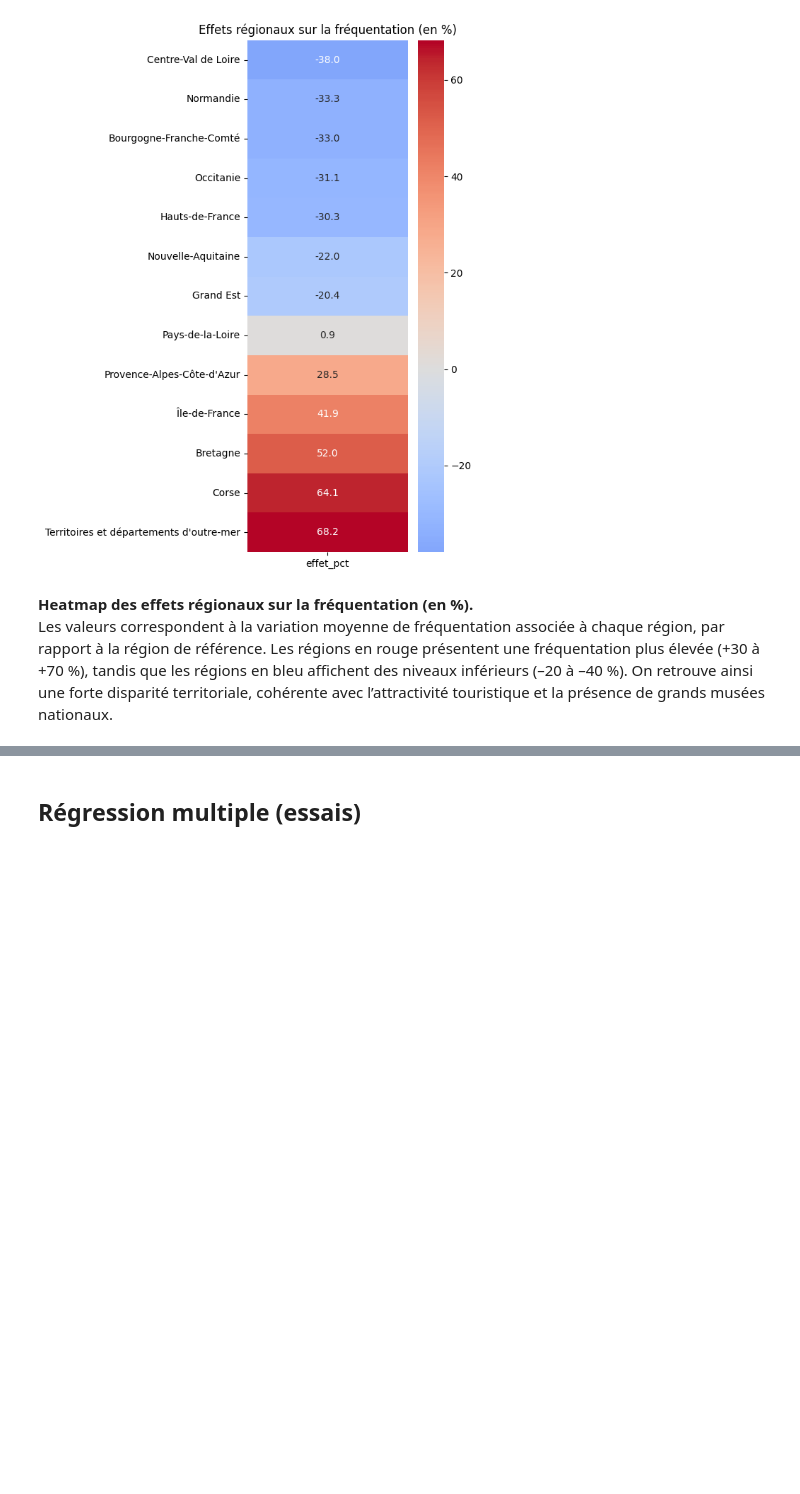
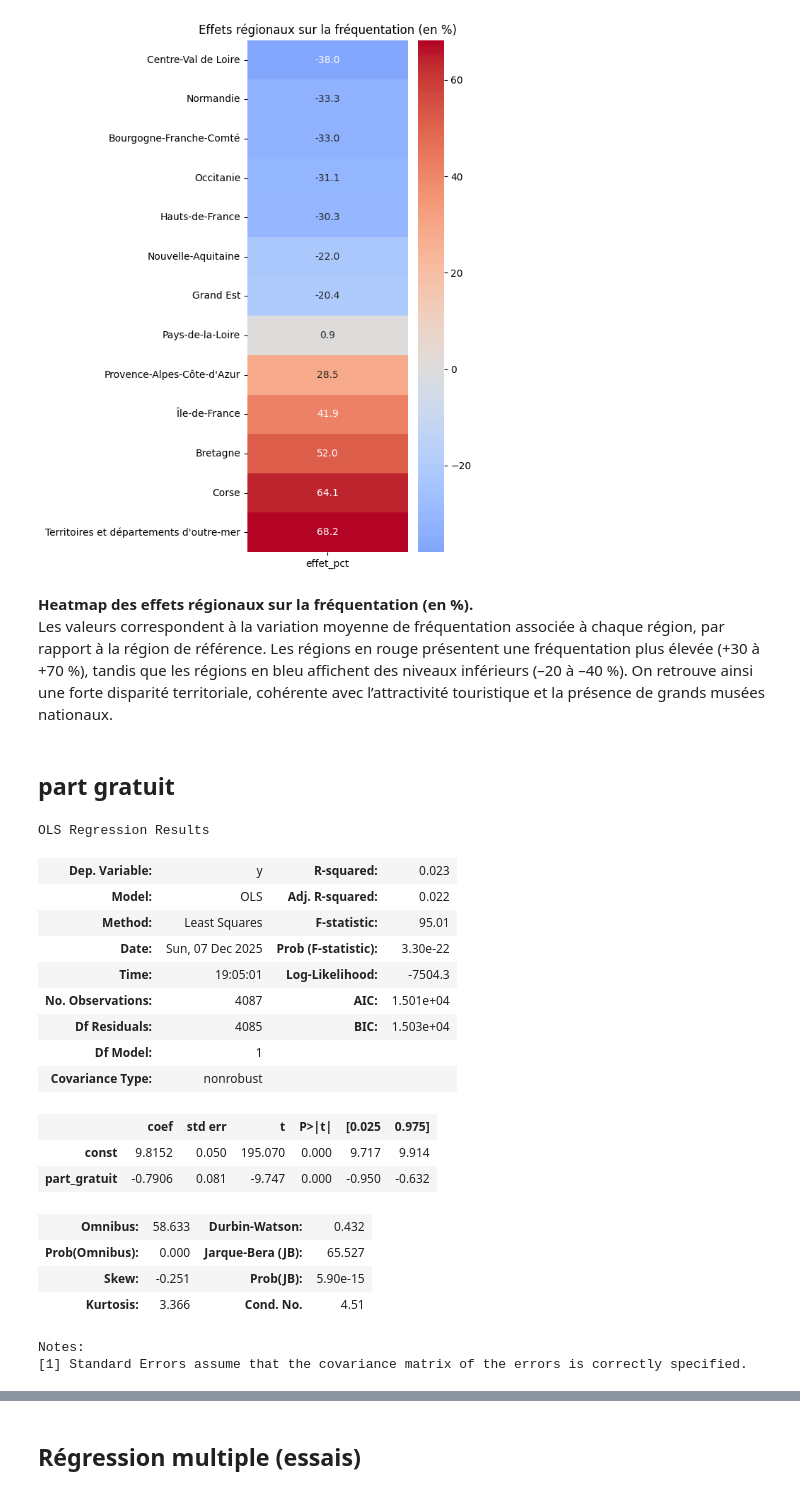
Before and after one commit to emmabezombes/prediction-musee, a Jupyter notebook: notebook/notebook_musees.ipynb, the cells around one changed output, grey strips where cells are left out. Saved outputs shown, nothing was run; the diff lists cells and outputs as text; code cells hidden in the pictures; blank space fills up the shorter version.

```diff
--- a/notebook/notebook_musees.ipynb
+++ b/notebook/notebook_musees.ipynb
@@ -708,3 +708,29 @@ par rapport à la région de référence. Les régions en rouge présentent une
 (+30 à +70 %), tandis que les régions en bleu affichent des niveaux inférieurs (–20 à –40 %).
 On retrouve ainsi une forte disparité territoriale, cohérente avec l’attractivité touristique et
 la présence de grands musées nationaux.
+# %% [markdown]
+## part gratuit
+# %%
+X = sm.add_constant(df_reg["part_gratuit"])
+model_pg = sm.OLS(df_reg["y"], X).fit()
+model_pg.summary()
+# %% [output]
+OLS Regression Results
+| Dep. Variable: | y | R-squared: | 0.023 |
+| Model: | OLS | Adj. R-squared: | 0.022 |
+| Method: | Least Squares | F-statistic: | 95.01 |
+| Date: | Sun, 07 Dec 2025 | Prob (F-statistic): | 3.30e-22 |
+| Time: | 19:05:01 | Log-Likelihood: | -7504.3 |
+| No. Observations: | 4087 | AIC: | 1.501e+04 |
+| Df Residuals: | 4085 | BIC: | 1.503e+04 |
+| Df Model: | 1 |  |  |
+| Covariance Type: | nonrobust |  |  |
+|  | coef | std err | t | P>|t| | [0.025 | 0.975] |
+| const | 9.8152 | 0.050 | 195.070 | 0.000 | 9.717 | 9.914 |
+| part_gratuit | -0.7906 | 0.081 | -9.747 | 0.000 | -0.950 | -0.632 |
+| Omnibus: | 58.633 | Durbin-Watson: | 0.432 |
+| Prob(Omnibus): | 0.000 | Jarque-Bera (JB): | 65.527 |
+| Skew: | -0.251 | Prob(JB): | 5.90e-15 |
+| Kurtosis: | 3.366 | Cond. No. | 4.51 |
+Notes:
+[1] Standard Errors assume that the covariance matrix of the errors is correctly specified.
```
Also changed, not shown: parts of 7 cells of this notebook.
